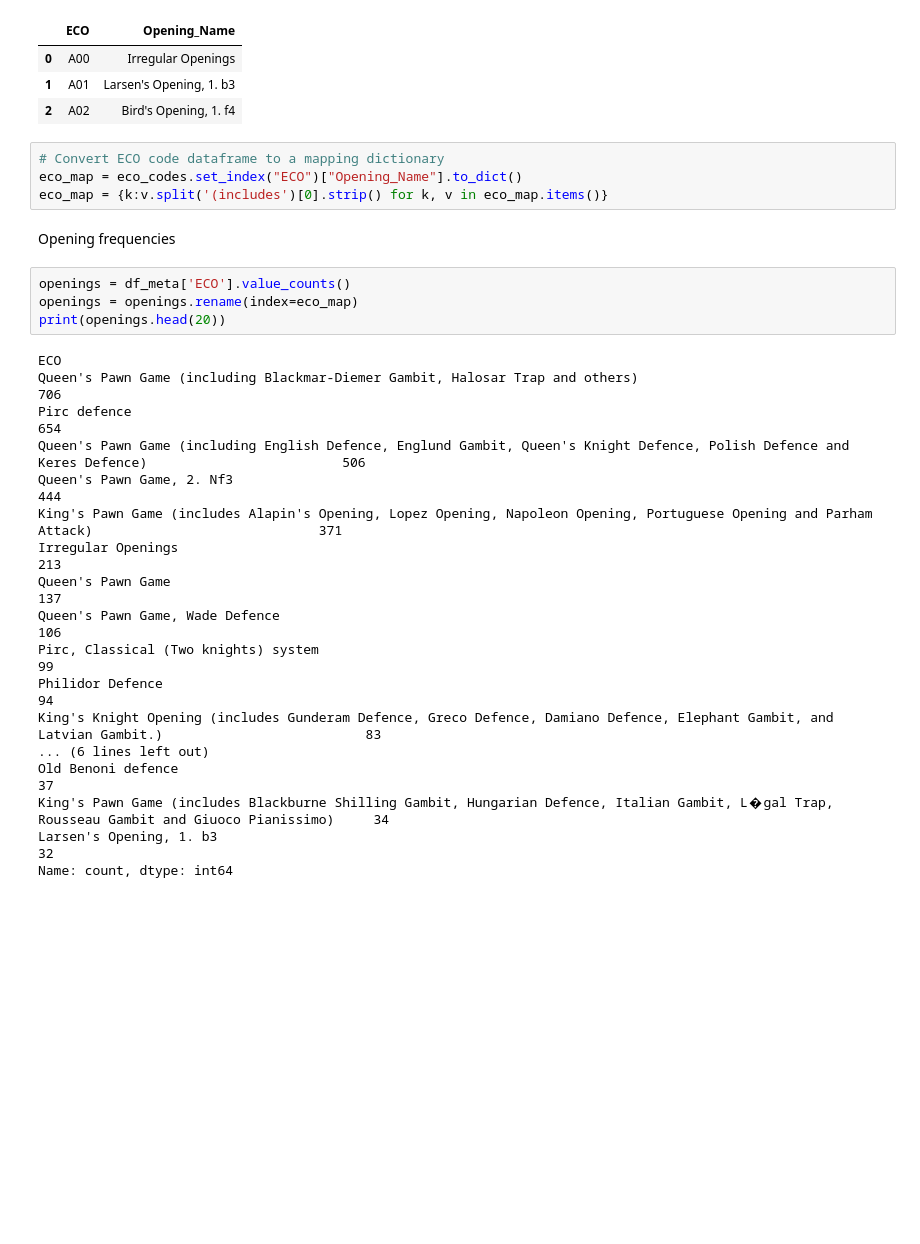
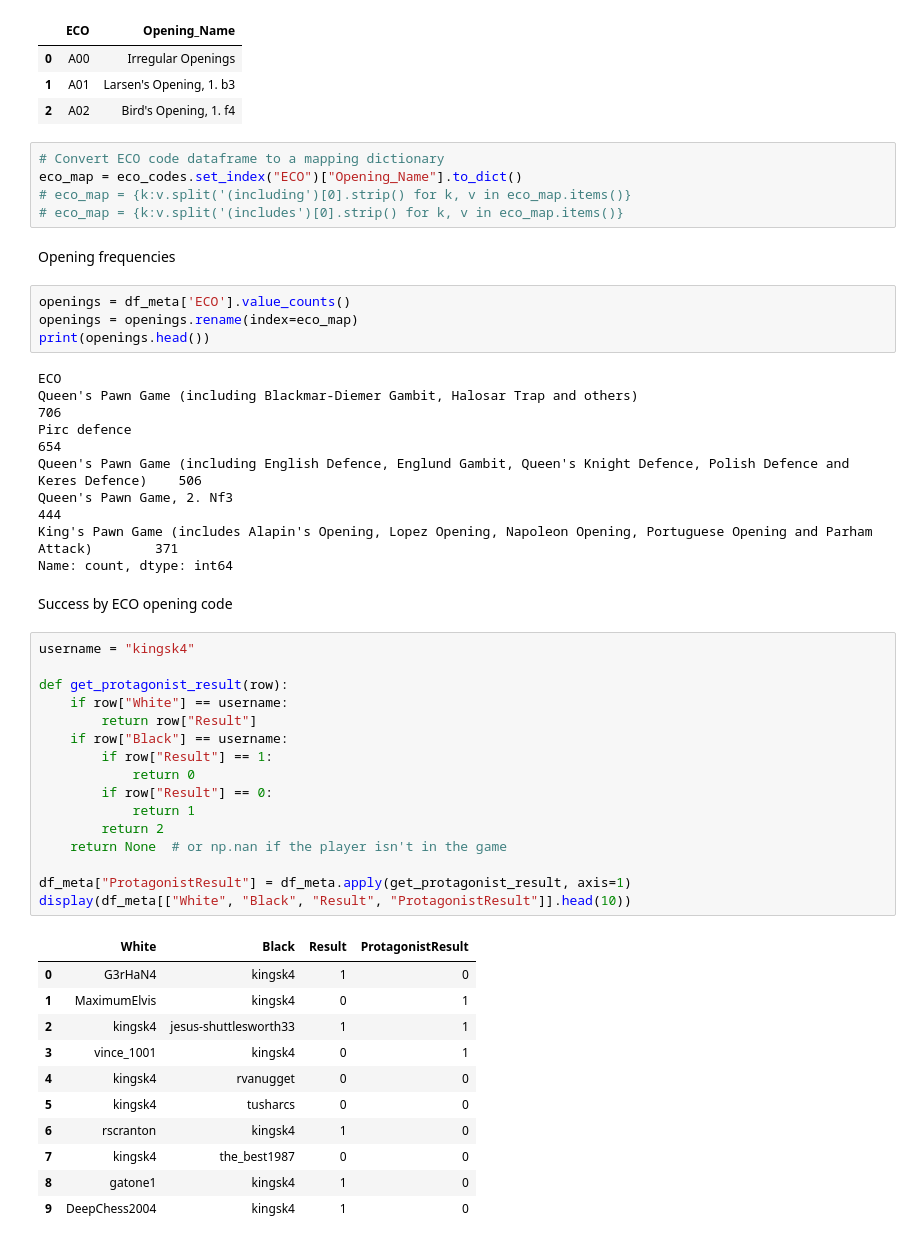
Before and after one commit to bryankeating10/WildHorse-Analytics-Chess-v2, a Jupyter notebook: Development/kingsk_data_preview.ipynb, the cells around one changed output. Cells and saved outputs as stored; diff of their text form; blank space fills up the shorter version.

```diff
--- a/Development/kingsk_data_preview.ipynb
+++ b/Development/kingsk_data_preview.ipynb
@@ -121,28 +121,49 @@ eco_codes.head(3)
 # %%
 # Convert ECO code dataframe to a mapping dictionary
 eco_map = eco_codes.set_index("ECO")["Opening_Name"].to_dict()
-eco_map = {k:v.split('(includes')[0].strip() for k, v in eco_map.items()}
+# eco_map = {k:v.split('(including')[0].strip() for k, v in eco_map.items()}
+# eco_map = {k:v.split('(includes')[0].strip() for k, v in eco_map.items()}
 # %% [markdown]
 Opening frequencies
 # %%
 openings = df_meta['ECO'].value_counts()
 openings = openings.rename(index=eco_map)
-print(openings.head(20))
+print(openings.head())
 # %% [output]
 ECO
-Queen's Pawn Game (including Blackmar-Diemer Gambit, Halosar Trap and others)                                                                   706
-Pirc defence                                                                                                                                    654
-Queen's Pawn Game (including English Defence, Englund Gambit, Queen's Knight Defence, Polish Defence and Keres Defence)                         506
-Queen's Pawn Game, 2. Nf3                                                                                                                       444
-King's Pawn Game (includes Alapin's Opening, Lopez Opening, Napoleon Opening, Portuguese Opening and Parham Attack)                             371
-Irregular Openings                                                                                                                              213
-Queen's Pawn Game                                                                                                                               137
-Queen's Pawn Game, Wade Defence                                                                                                                 106
-Pirc, Classical (Two knights) system                                                                                                             99
-Philidor Defence                                                                                                                                 94
-King's Knight Opening (includes Gunderam Defence, Greco Defence, Damiano Defence, Elephant Gambit, and Latvian Gambit.)                          83
-... (6 lines left out)
-Old Benoni defence                                                                                                                               37
-King's Pawn Game (includes Blackburne Shilling Gambit, Hungarian Defence, Italian Gambit, L�gal Trap, Rousseau Gambit and Giuoco Pianissimo)     34
-Larsen's Opening, 1. b3                                                                                                                          32
+Queen's Pawn Game (including Blackmar-Diemer Gambit, Halosar Trap and others)                                              706
+Pirc defence                                                                                                               654
+Queen's Pawn Game (including English Defence, Englund Gambit, Queen's Knight Defence, Polish Defence and Keres Defence)    506
+Queen's Pawn Game, 2. Nf3                                                                                                  444
+King's Pawn Game (includes Alapin's Opening, Lopez Opening, Napoleon Opening, Portuguese Opening and Parham Attack)        371
 Name: count, dtype: int64
+# %% [markdown]
+Success by ECO opening code
+# %%
+username = "kingsk4"
+
+def get_protagonist_result(row):
+    if row["White"] == username:
+        return row["Result"]
+    if row["Black"] == username:
+        if row["Result"] == 1:
+            return 0
+        if row["Result"] == 0:
+            return 1
+        return 2
+    return None  # or np.nan if the player isn't in the game
+
+df_meta["ProtagonistResult"] = df_meta.apply(get_protagonist_result, axis=1)
+display(df_meta[["White", "Black", "Result", "ProtagonistResult"]].head(10))
+# %% [output]
+|  | White | Black | Result | ProtagonistResult |
+| 0 | G3rHaN4 | kingsk4 | 1 | 0 |
+| 1 | MaximumElvis | kingsk4 | 0 | 1 |
+| 2 | kingsk4 | jesus-shuttlesworth33 | 1 | 1 |
+| 3 | vince_1001 | kingsk4 | 0 | 1 |
+| 4 | kingsk4 | rvanugget | 0 | 0 |
+| 5 | kingsk4 | tusharcs | 0 | 0 |
+| 6 | rscranton | kingsk4 | 1 | 0 |
+| 7 | kingsk4 | the_best1987 | 0 | 0 |
+| 8 | gatone1 | kingsk4 | 1 | 0 |
+| 9 | DeepChess2004 | kingsk4 | 1 | 0 |
```
Also changed, not shown: parts of 3 cells of this notebook.
